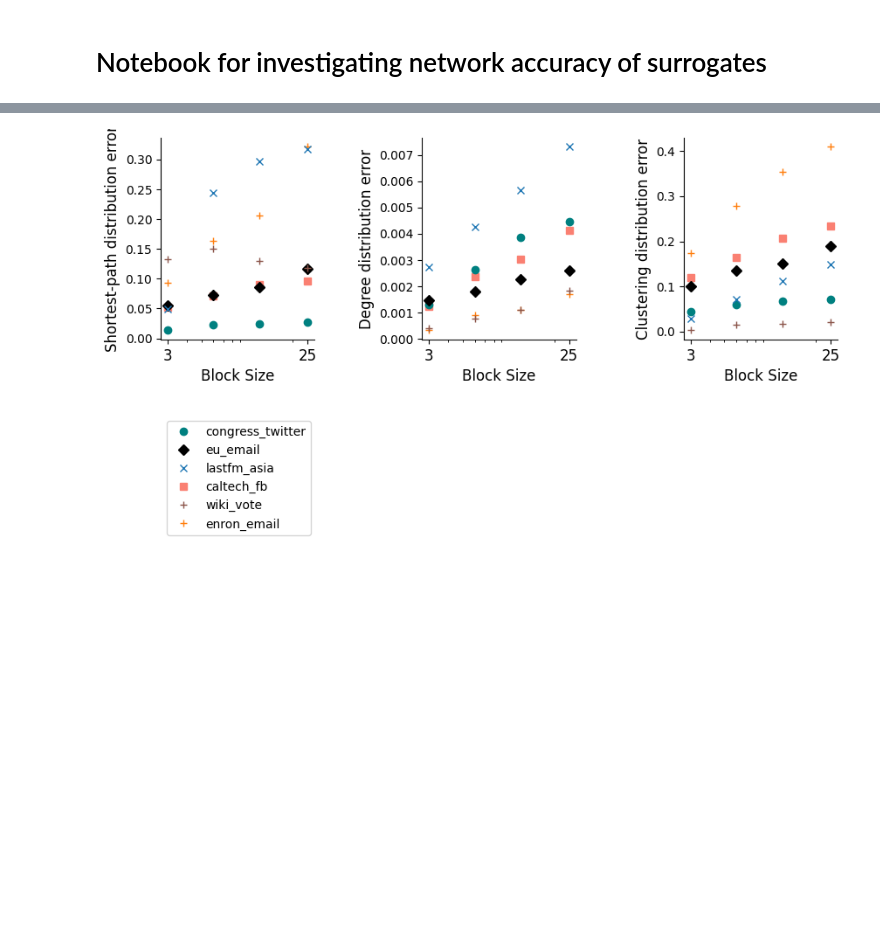
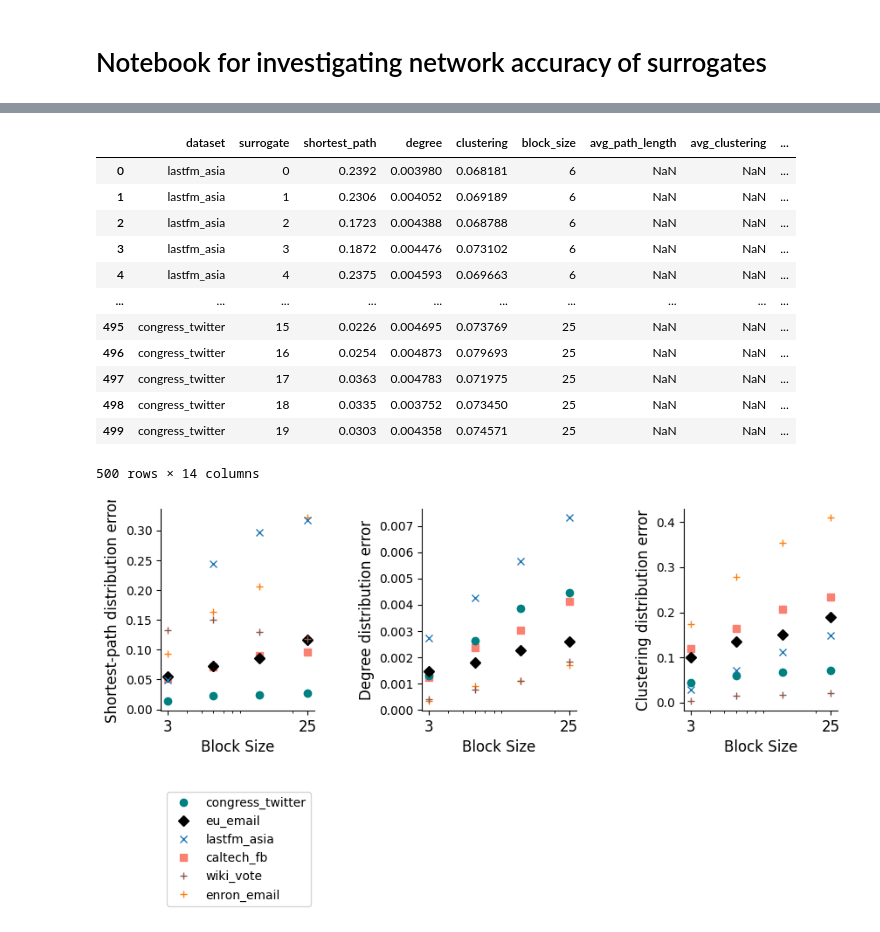
Before and after one commit to Lasse-mohr/anon_sbm, a Jupyter notebook: notebooks/surrogate_accuracy_26-06-2025.ipynb, the cells around one changed output, grey strips where cells are left out. Saved outputs shown, nothing was run; the diff lists cells and outputs as text; code cells hidden in the pictures; blank space fills up the shorter version.

```diff
--- a/notebooks/surrogate_accuracy_26-06-2025.ipynb
+++ b/notebooks/surrogate_accuracy_26-06-2025.ipynb
@@ -20,3 +20,6 @@ len(stat_files)
+# %%
+# drop all files with 'patience' in the name[
+stat_files = [f for f in stat_files if 'patience' not in f.name]
 # %%
 def determine_block_size(stat_file):
     """
@@ -37,15 +40,17 @@ def determine_block_size(stat_file):
 
     # check if size is a digit
     if not size.isdigit():
-        print(size)
-        raise ValueError(f"Invalid size in filename: {stat_file.name}")
+        return None
     return int(size)
 # %%
 df_list = []
 
 for stat_file in stat_files:
     df = pd.read_csv(stat_file)
-    df["block_size"] = determine_block_size(stat_file)
+    block_size = determine_block_size(stat_file)
+    if block_size is None:
+        continue
+    df["block_size"] = block_size
     df['surrogate'] = [int(surrogate_str.split("_")[1]) for surrogate_str in df['surrogate']]
 
     df_list.append(df)
@@ -74,6 +79,22 @@ colors = {
     "wiki_vote": cmap(0.5),
     "enron_email": cmap(1),
 }
+# %%
+df
+# %% [output]
+|  | dataset | surrogate | shortest_path | degree | clustering | block_size | avg_path_length | avg_clustering | ... |
+| 0 | lastfm_asia | 0 | 0.2392 | 0.003980 | 0.068181 | 6 | NaN | NaN | ... |
+| 1 | lastfm_asia | 1 | 0.2306 | 0.004052 | 0.069189 | 6 | NaN | NaN | ... |
+| 2 | lastfm_asia | 2 | 0.1723 | 0.004388 | 0.068788 | 6 | NaN | NaN | ... |
+| 3 | lastfm_asia | 3 | 0.1872 | 0.004476 | 0.073102 | 6 | NaN | NaN | ... |
+| 4 | lastfm_asia | 4 | 0.2375 | 0.004593 | 0.069663 | 6 | NaN | NaN | ... |
+| ... | ... | ... | ... | ... | ... | ... | ... | ... | ... |
+| 495 | congress_twitter | 15 | 0.0226 | 0.004695 | 0.073769 | 25 | NaN | NaN | ... |
+| 496 | congress_twitter | 16 | 0.0254 | 0.004873 | 0.079693 | 25 | NaN | NaN | ... |
+| 497 | congress_twitter | 17 | 0.0363 | 0.004783 | 0.071975 | 25 | NaN | NaN | ... |
+| 498 | congress_twitter | 18 | 0.0335 | 0.003752 | 0.073450 | 25 | NaN | NaN | ... |
+| 499 | congress_twitter | 19 | 0.0303 | 0.004358 | 0.074571 | 25 | NaN | NaN | ... |
+500 rows × 14 columns
 # %%
 ### Visualize reconstruction error across block sizes and datasets
 fig, ax = plt.subplots(
```
Also changed, not shown: parts of 1 cell of this notebook, 18 other files.
